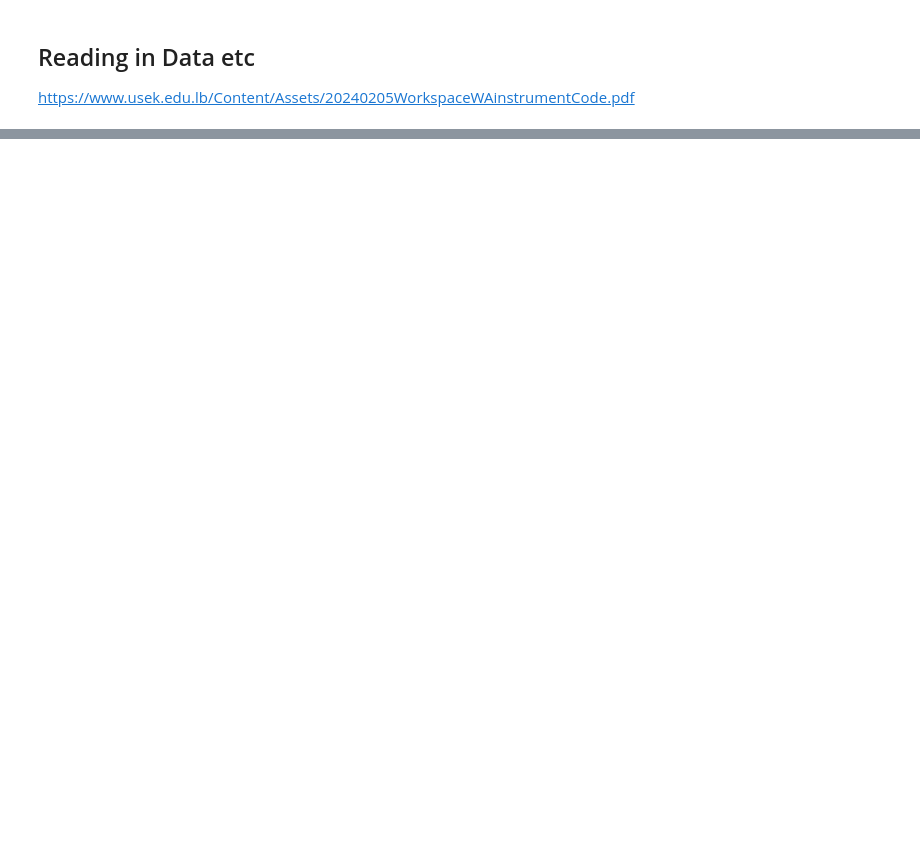
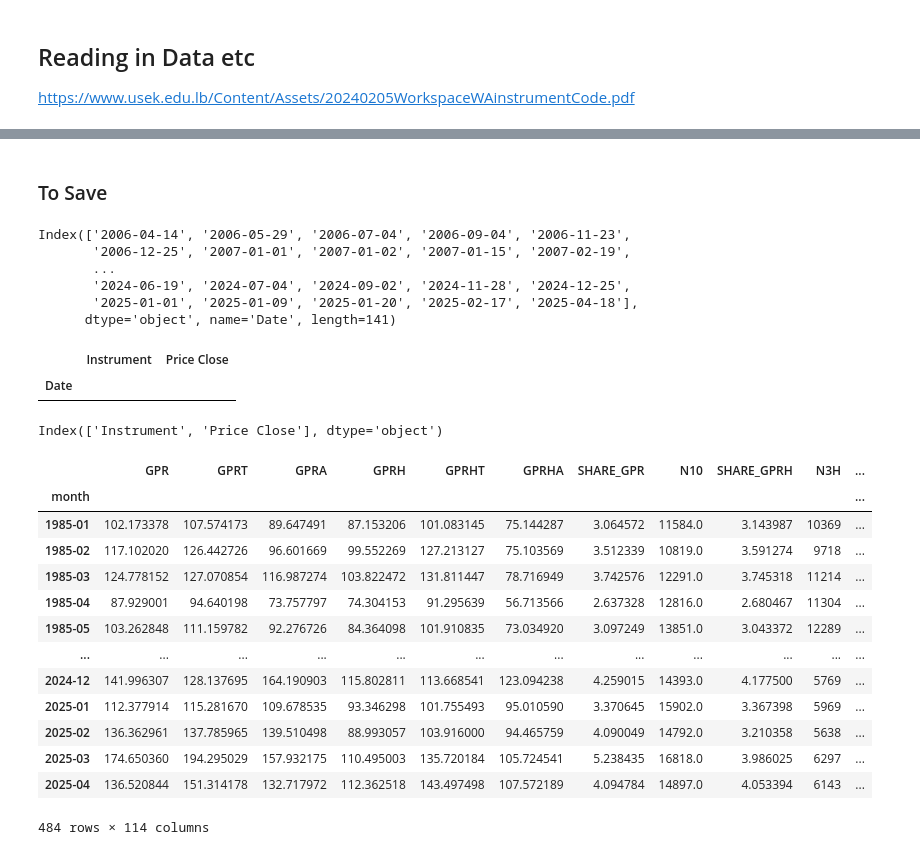
Before and after one commit to Pj-354/Python-Notebooks--Mine-, a Jupyter notebook: Dispersion/GARCH MIDAS/Eikon_data_fetcher.ipynb, the cells around one changed output, grey strips where cells are left out. Saved outputs shown, nothing was run; the diff lists cells and outputs as text; code cells hidden in the pictures; blank space fills up the shorter version.

```diff
--- a/Dispersion/GARCH MIDAS/Eikon_data_fetcher.ipynb
+++ b/Dispersion/GARCH MIDAS/Eikon_data_fetcher.ipynb
@@ -81,0 +261,30 @@ db.close()
+# %%
+c = pd.read_csv(r'C:\Users\Phillip\Desktop\Python\Python Notebooks (Mine)\Dispersion\GARCH MIDAS\GARCH Datasets\Citi Suprise Economic Index 2005-2025.csv', parse_dates = True)
+d = pd.read_csv(r'C:\Users\Phillip\Desktop\Python\Python Notebooks (Mine)\Dispersion\GARCH MIDAS\GARCH Datasets\Geopolitical Risk 1985-2025.csv', parse_dates = True)
+# %% [markdown]
+### To Save
+# %%
+#Useful for checking what indices are missing
+ids = set(CES.index).intersection(set(g.index))
+d1 = CES[CES.index.isin(ids)]
+d2 = g[g.index.isin(ids)]
+CES.index.difference(d1.index)
+# %% [output]
+Index(['2006-04-14', '2006-05-29', '2006-07-04', '2006-09-04', '2006-11-23',
+       '2006-12-25', '2007-01-01', '2007-01-02', '2007-01-15', '2007-02-19',
+       ...
+       '2024-06-19', '2024-07-04', '2024-09-02', '2024-11-28', '2024-12-25',
+       '2025-01-01', '2025-01-09', '2025-01-20', '2025-02-17', '2025-04-18'],
+      dtype='object', name='Date', length=141)
+# %%
+#Check for Duplicates
+VIX_df_mask = VIX_df3.index.duplicated(keep=False)
+VIX_df3[VIX_df_mask]
+# %% [output]
+|  | Instrument | Price Close |
+| Date |  |  |
+# %%
+#Check for Different Entries between 2 Dataframes
+VIX_df3.index.difference(g.index)
+# %% [output]
+Index(['Instrument', 'Price Close'], dtype='object')
@@ -81,0 +299,19 @@ db.close()
+# %%
+d.set_index('month', inplace = True)
+d.index = pd.to_datetime(d.index).to_period('M')
+d
+# %% [output]
+|  | GPR | GPRT | GPRA | GPRH | GPRHT | GPRHA | SHARE_GPR | N10 | SHARE_GPRH | N3H | ... |
+| month |  |  |  |  |  |  |  |  |  |  | ... |
+| 1985-01 | 102.173378 | 107.574173 | 89.647491 | 87.153206 | 101.083145 | 75.144287 | 3.064572 | 11584.0 | 3.143987 | 10369 | ... |
+| 1985-02 | 117.102020 | 126.442726 | 96.601669 | 99.552269 | 127.213127 | 75.103569 | 3.512339 | 10819.0 | 3.591274 | 9718 | ... |
+| 1985-03 | 124.778152 | 127.070854 | 116.987274 | 103.822472 | 131.811447 | 78.716949 | 3.742576 | 12291.0 | 3.745318 | 11214 | ... |
+| 1985-04 | 87.929001 | 94.640198 | 73.757797 | 74.304153 | 91.295639 | 56.713566 | 2.637328 | 12816.0 | 2.680467 | 11304 | ... |
+| 1985-05 | 103.262848 | 111.159782 | 92.276726 | 84.364098 | 101.910835 | 73.034920 | 3.097249 | 13851.0 | 3.043372 | 12289 | ... |
+| ... | ... | ... | ... | ... | ... | ... | ... | ... | ... | ... | ... |
+| 2024-12 | 141.996307 | 128.137695 | 164.190903 | 115.802811 | 113.668541 | 123.094238 | 4.259015 | 14393.0 | 4.177500 | 5769 | ... |
+| 2025-01 | 112.377914 | 115.281670 | 109.678535 | 93.346298 | 101.755493 | 95.010590 | 3.370645 | 15902.0 | 3.367398 | 5969 | ... |
+| 2025-02 | 136.362961 | 137.785965 | 139.510498 | 88.993057 | 103.916000 | 94.465759 | 4.090049 | 14792.0 | 3.210358 | 5638 | ... |
+| 2025-03 | 174.650360 | 194.295029 | 157.932175 | 110.495003 | 135.720184 | 105.724541 | 5.238435 | 16818.0 | 3.986025 | 6297 | ... |
+| 2025-04 | 136.520844 | 151.314178 | 132.717972 | 112.362518 | 143.497498 | 107.572189 | 4.094784 | 14897.0 | 4.053394 | 6143 | ... |
+484 rows × 114 columns
```
Also changed, not shown: parts of 31 cells of this notebook, 5 other files.
